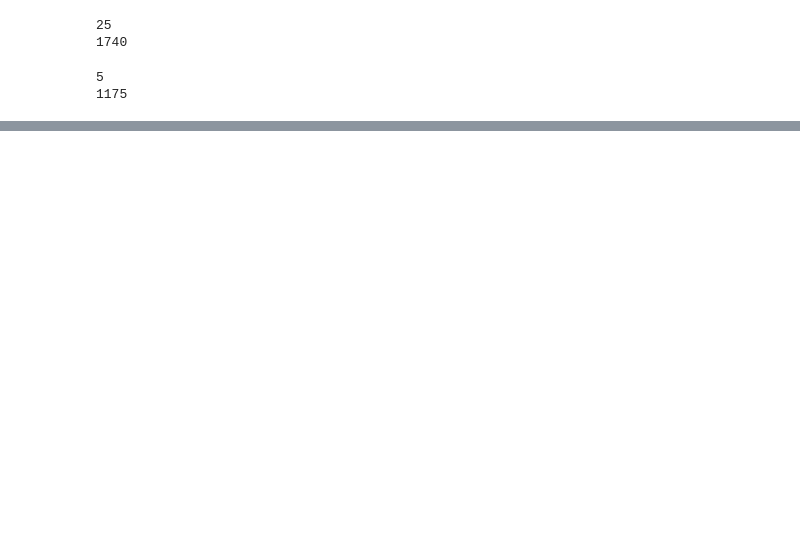
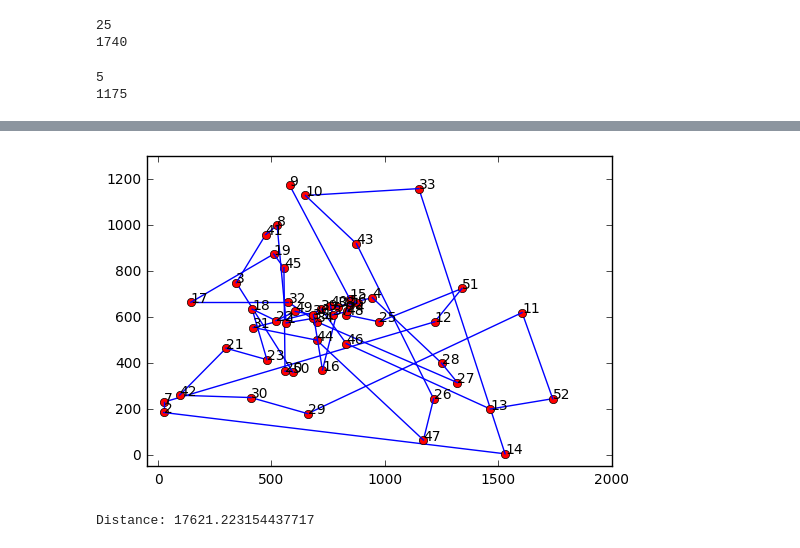
Before and after one commit to AirVan21/Machine-Learning, a Jupyter notebook: Python/projects/LocalSearch/src/LocalSearch.ipynb, the cells around one changed output, grey strips where cells are left out. Cells and saved outputs as stored; diff of their text form; code cells hidden in the pictures; blank space fills up the shorter version.

```diff
--- a/Python/projects/LocalSearch/src/LocalSearch.ipynb
+++ b/Python/projects/LocalSearch/src/LocalSearch.ipynb
@@ -77,0 +81,13 @@ plt.show()
+# %%
+def get_distance(points, metrics):
+    dist = 0
+    max_length = len(points)
+    for i in range(max_length):
+        i1, x1, y1 = points[i]
+        if (i + 1) < max_length:
+            i2, x2, y2 = points[i + 1]
+            dist += metrics(x1, x2, y1, y2)
+    return dist
+# %%
+manhattan = lambda x1, x2, y1, y2: abs(x1 - x2) + abs(y1 - y2)
+euclid = lambda x1, x2, y1, y2: sqrt((x1 - x2) ** 2 + (y1 - y2) ** 2)
@@ -81,0 +117,15 @@ Distance = 34400
+# %%
+def get_next_hill(points, index):
+    result = np.array([])
+    length = len(points)
+    score = get_distance(points, euclid)
+    test_value = points[index]
+    for i in range(index, length):
+        variant = np.array(points)
+        variant[index] = variant[i]
+        variant[i] = test_value
+        new_score = get_distance(variant, euclid)
+        if new_score < score:
+            result = variant
+            score = new_score
+    return result
@@ -81,0 +136,6 @@ Distance = 34400
+# %%
+for i in range (1, len(points)):
+    result = get_next_hill(points, i)
+    if result.size != 0:
+        points = result
+        print("Distance:", get_distance(result, euclid))
@@ -81,0 +160,8 @@ Distance = 34400
+# %%
+plot_path(points)
+# %% [output]
+[figure, added]
+# %%
+print("Distance:", get_distance(points, euclid))
+# %% [output]
+Distance: 17621.223154437717
```
Also changed, not shown: parts of 20 cells of this notebook.
